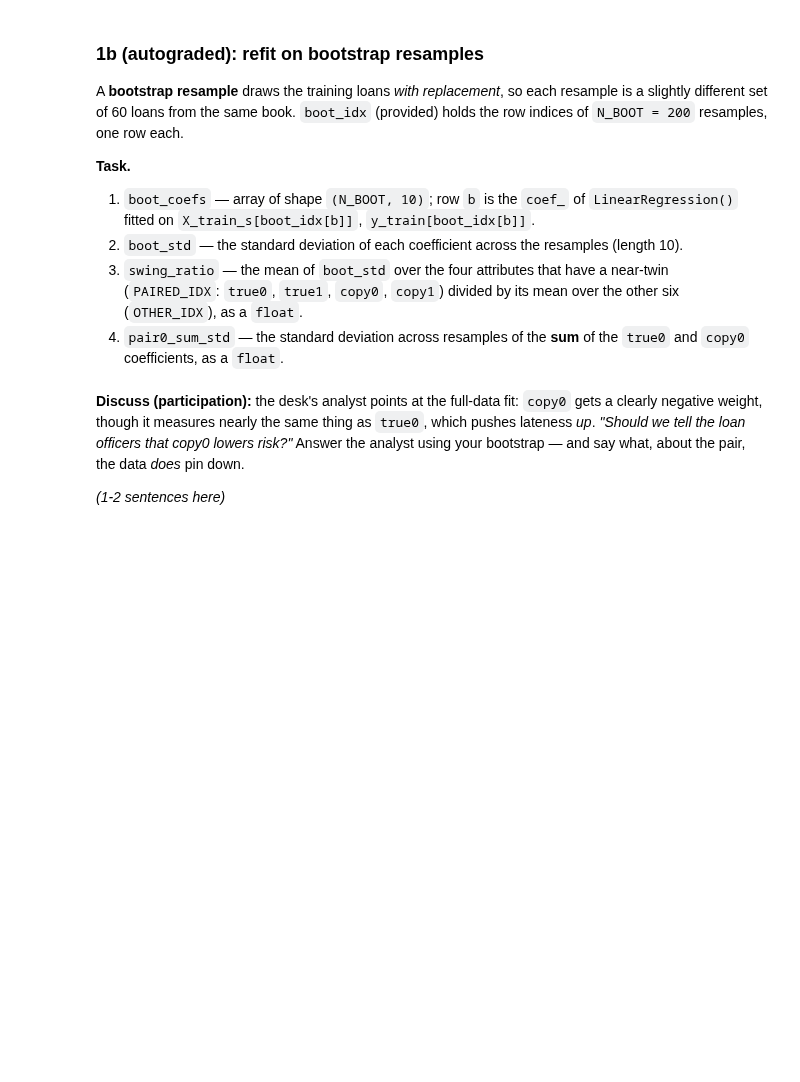
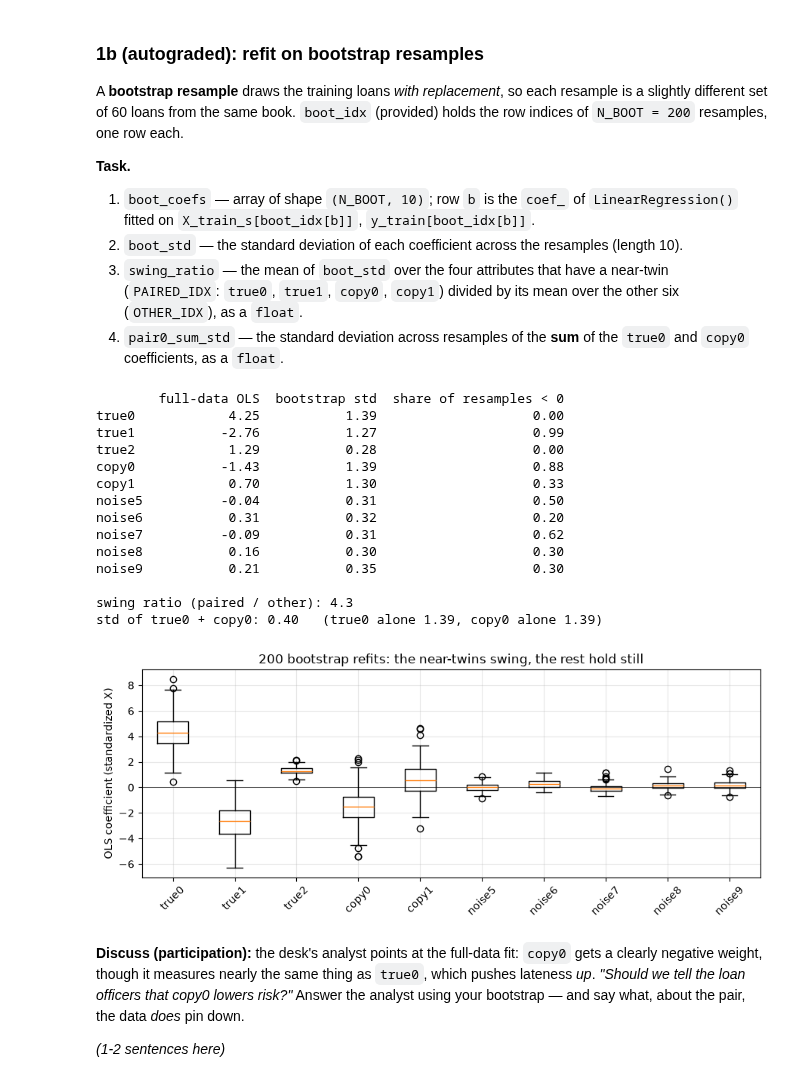
Before and after one commit to KNhae/DS701-Materials-FA26, a Jupyter notebook: class_activity_notebooks/11B-InClass-Exercise-Regularization-A1/11B-InClass-Exercise-Regularization-A1.ipynb, the cells around one changed output. Cells and saved outputs as stored; diff of their text form; code cells hidden in the pictures; blank space fills up the shorter version.

```diff
--- a/class_activity_notebooks/11B-InClass-Exercise-Regularization-A1/11B-InClass-Exercise-Regularization-A1.ipynb
+++ b/class_activity_notebooks/11B-InClass-Exercise-Regularization-A1/11B-InClass-Exercise-Regularization-A1.ipynb
@@ -184,27 +197,47 @@ indices of `N_BOOT = 200` resamples, one row each.
 # %%
 N_BOOT = 200
 boot_rng = np.random.default_rng(SEED)
 boot_idx = boot_rng.integers(0, len(y_train), size=(N_BOOT, len(y_train)))
 PAIRED_IDX, OTHER_IDX = [0, 1, 3, 4], [2, 5, 6, 7, 8, 9]
 
-boot_coefs = ...
-boot_std = ...
-swing_ratio = ...
-pair0_sum_std = ...
+boot_coefs = np.array([
+    LinearRegression().fit(X_train_s[idx], y_train[idx]).coef_
+    for idx in boot_idx
+])
+boot_std = boot_coefs.std(axis=0)
+swing_ratio = float(boot_std[PAIRED_IDX].mean() / boot_std[OTHER_IDX].mean())
+pair0_sum_std = float((boot_coefs[:, 0] + boot_coefs[:, 3]).std())
+
 
 ols_full = LinearRegression().fit(X_train_s, y_train)
 print(pd.DataFrame({"full-data OLS": ols_full.coef_, "bootstrap std": boot_std,
                     "share of resamples < 0": (boot_coefs < 0).mean(axis=0)},
                    index=FEATURES).round(2).to_string())
 print(f"\nswing ratio (paired / other): {swing_ratio:.1f}")
 print(f"std of true0 + copy0: {pair0_sum_std:.2f}   (true0 alone {boot_std[0]:.2f}, copy0 alone {boot_std[3]:.2f})")
 
 plt.figure(figsize=(9, 3.8))
 plt.boxplot(boot_coefs)
 plt.axhline(0, color="k", lw=0.5)
 plt.xticks(range(1, len(FEATURES) + 1), FEATURES, rotation=45); plt.ylabel("OLS coefficient (standardized X)")
 plt.title(f"{N_BOOT} bootstrap refits: the near-twins swing, the rest hold still"); plt.grid(alpha=0.3)
 plt.tight_layout(); plt.show()
+# %% [output]
+        full-data OLS  bootstrap std  share of resamples < 0
+true0            4.25           1.39                    0.00
+true1           -2.76           1.27                    0.99
+true2            1.29           0.28                    0.00
+copy0           -1.43           1.39                    0.88
+copy1            0.70           1.30                    0.33
+noise5          -0.04           0.31                    0.50
+noise6           0.31           0.32                    0.20
+noise7          -0.09           0.31                    0.62
+noise8           0.16           0.30                    0.30
+noise9           0.21           0.35                    0.30
+
+swing ratio (paired / other): 4.3
+std of true0 + copy0: 0.40   (true0 alone 1.39, copy0 alone 1.39)
+[figure, added]
 # %% [markdown]
 **Discuss (participation):** the desk's analyst points at the full-data fit: `copy0` gets a
 clearly negative weight, though it measures nearly the same thing as `true0`, which pushes
```
Also changed, not shown: parts of 12 cells of this notebook.
